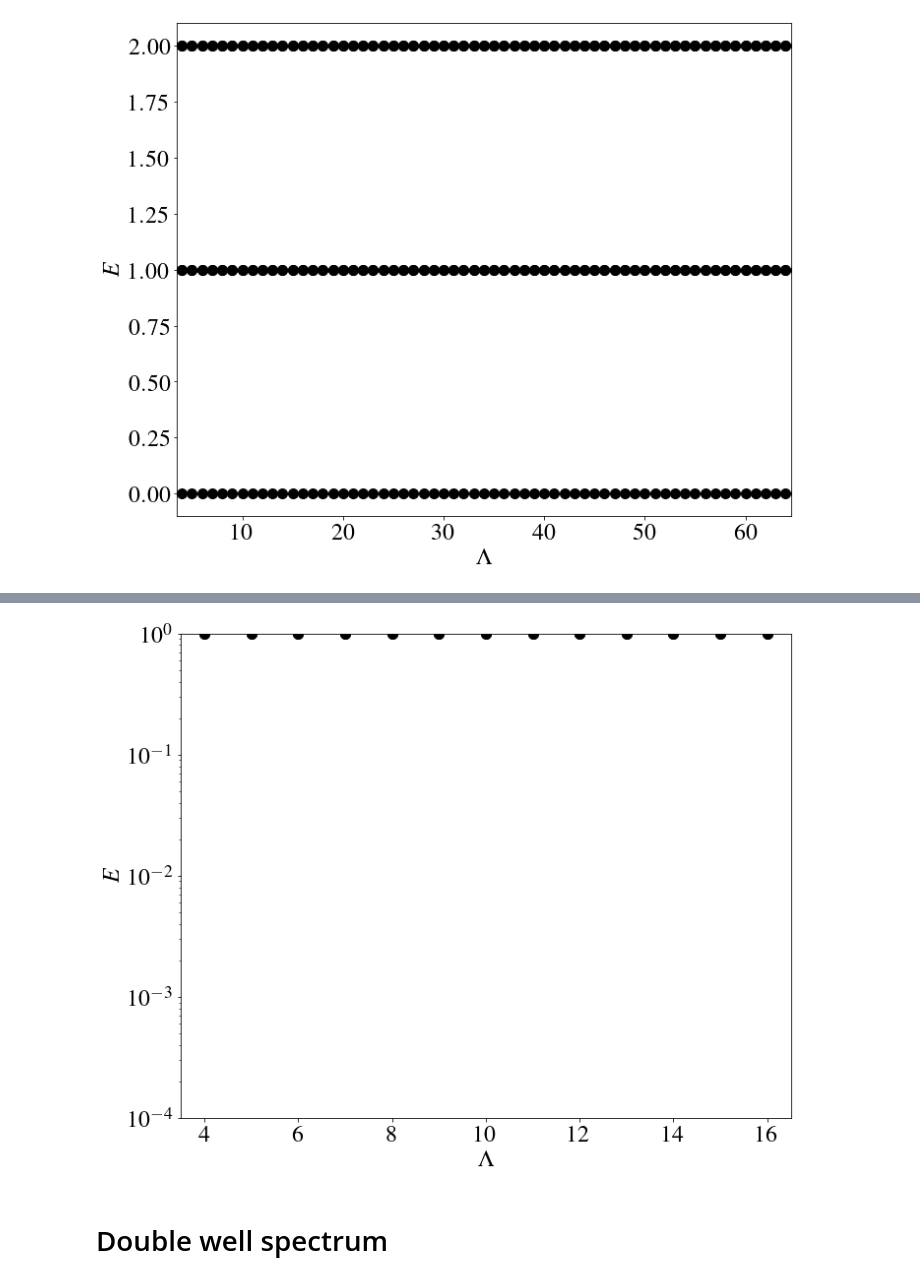
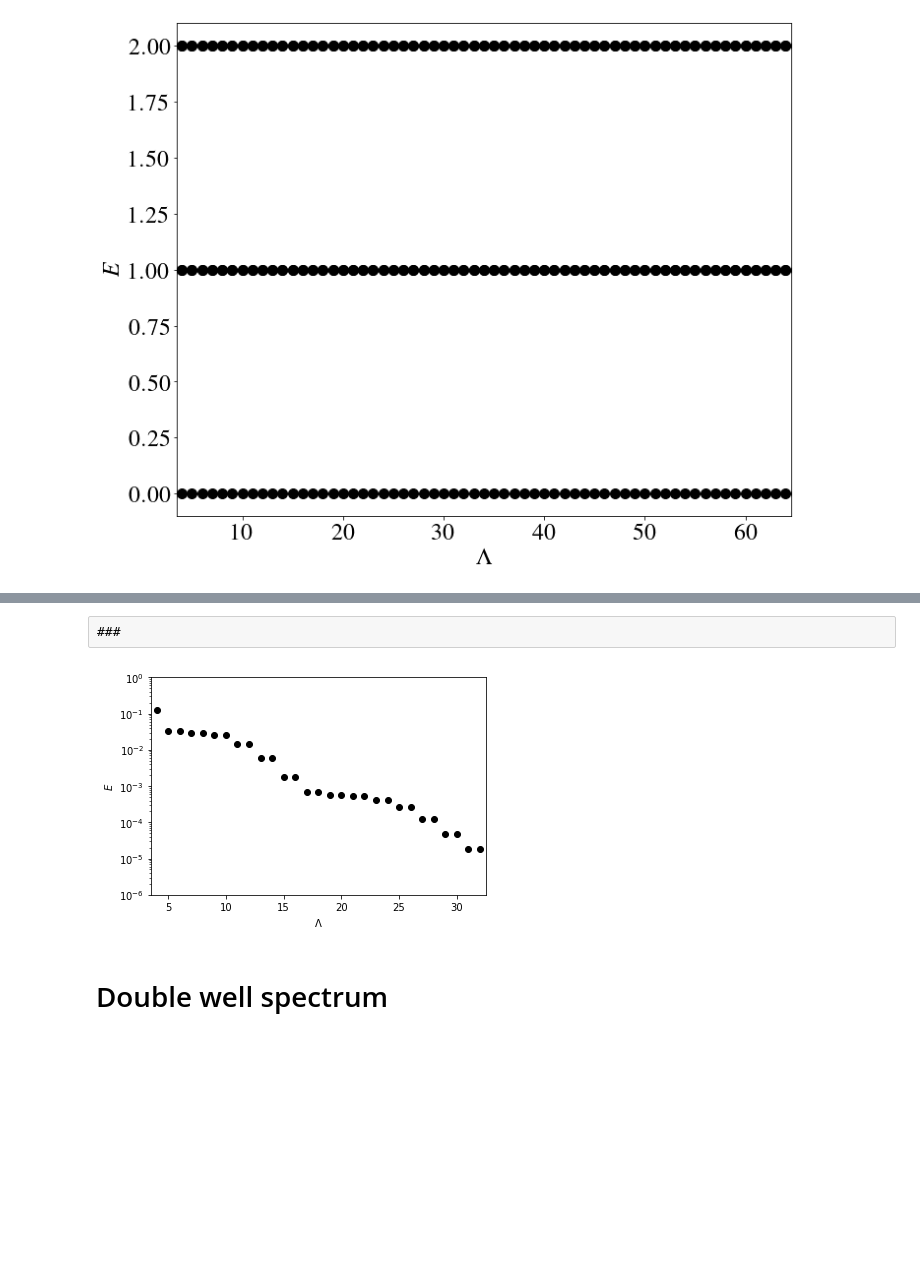
Before and after one commit to chrisculver/SUSY_QuantumComputing, a Jupyter notebook: tutorials/SpectraVSCutoff.ipynb, the cells around one changed output, grey strips where cells are left out. Saved outputs shown, nothing was run; the diff lists cells and outputs as text; code cells hidden in the pictures; blank space fills up the shorter version.

```diff
--- a/tutorials/SpectraVSCutoff.ipynb
+++ b/tutorials/SpectraVSCutoff.ipynb
@@ -149,19 +138,21 @@ plt.savefig('PLOTS/AHO_spectra.pdf',bbox_inches='tight')
+# %% [raw]
+###
 # %%
 x, y = plot_data(AHOhamEigsLoad)
 
 for i in range(len(x)):
     plt.scatter(x[i],y[i], c='black')
 
 
 plt.xlabel('$\\Lambda$')
 plt.ylabel('$E$')
 
-plt.xlim(3.5,16.5)
-plt.ylim(1e-4,1e0)
+plt.xlim(3.5,32.5)
+plt.ylim(1e-6,1e0)
 plt.yscale('log')
 plt.savefig('PLOTS/AHO_spectra.pdf',bbox_inches='tight')
 # %% [output]
-[figure, old version]
+[figure, new version]
 # %%
 #x,y=plot_data(AHOhamEigs)
 #fig, ax1 = plt.subplots()#
```
Also changed, not shown: parts of 11 cells of this notebook, 4 other files.
